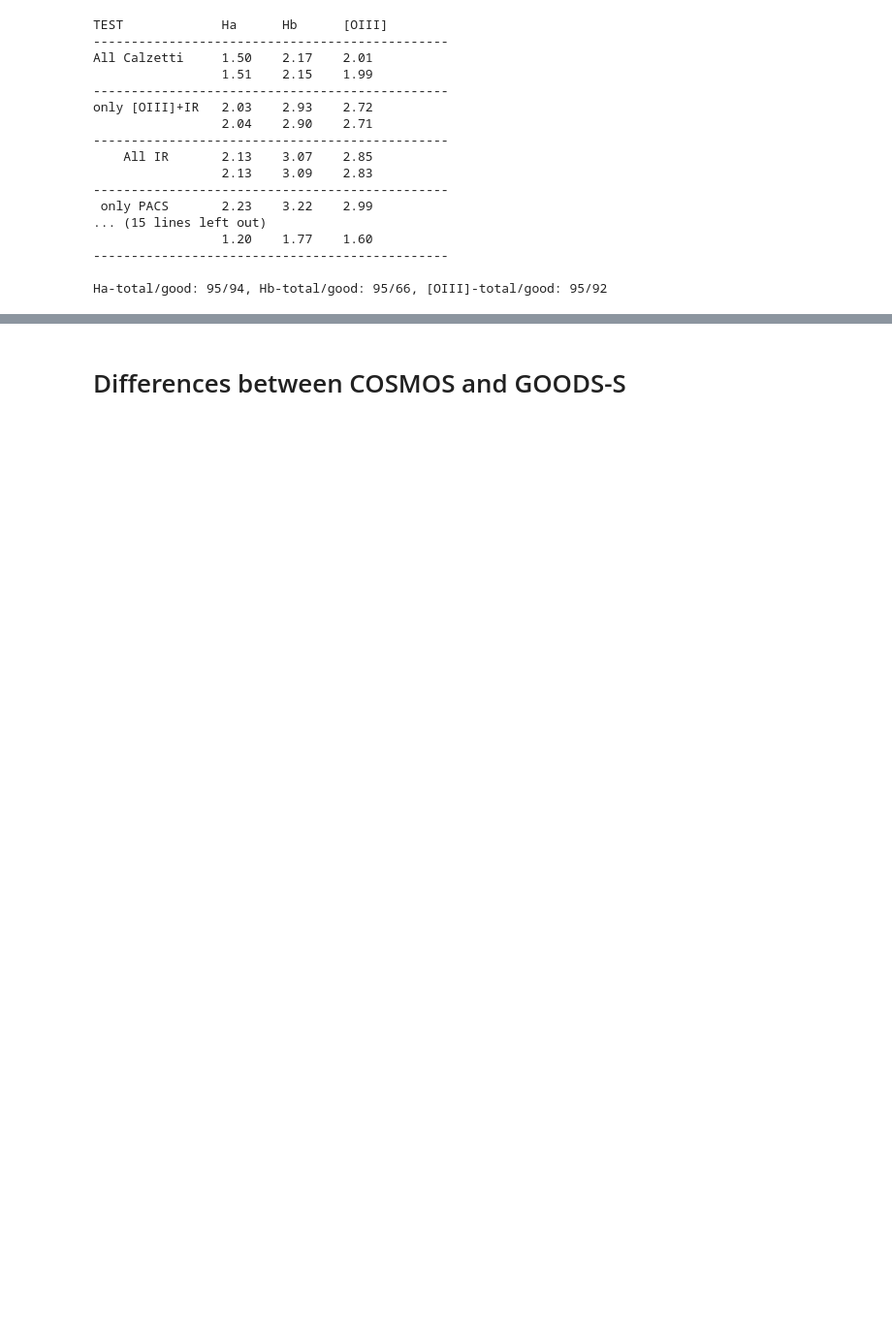
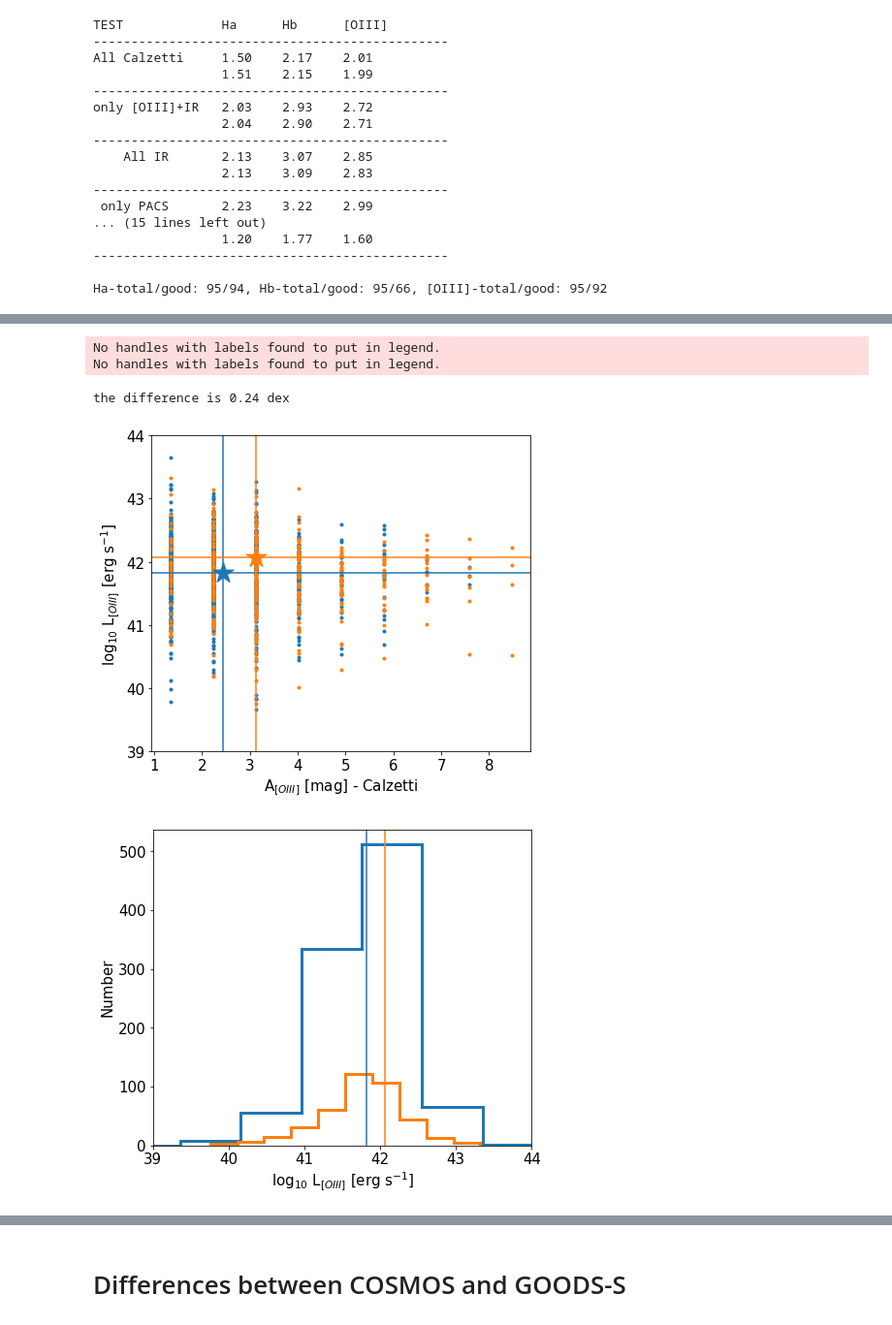
Before and after one commit to Jurgenvilla/Dust_Attenuation, a Jupyter notebook: Attenuation_different_CIGALE_runs.ipynb, the cells around one changed output, grey strips where cells are left out. Shown at 97% size. Saved outputs shown, nothing was run; the diff lists cells and outputs as text; code cells hidden in the pictures; blank space fills up the shorter version.

```diff
--- a/Attenuation_different_CIGALE_runs.ipynb
+++ b/Attenuation_different_CIGALE_runs.ipynb
@@ -422,0 +535,58 @@ print(np.mean(A_COSMOS_CF00))
+# %%
+# COSMOS_sample = COSMOS_sample[(COSMOS_sample['line.OIII-500.7']>0)&\
+#                              (COSMOS_sample['line.OIII-500.7']/COSMOS_sample['line.OIII-500.7_err']>3)]
+# COSMOS_starburst_results_1 = COSMOS_starburst_results_1[np.where((COSMOS_sample['line.OIII-500.7']>0)&\
+#                              (COSMOS_sample['line.OIII-500.7']/COSMOS_sample['line.OIII-500.7_err']>3))]
+
+# GOODSS_sample = GOODSS_sample[(GOODSS_sample['line.OIII-500.7']>0)&\
+#                              (GOODSS_sample['line.OIII-500.7']/GOODSS_sample['line.OIII-500.7_err']>3)]
+# GOODSS_starburst_results_1 = GOODSS_starburst_results_1[np.where((GOODSS_sample['line.OIII-500.7']>0)&\
+#                              (GOODSS_sample['line.OIII-500.7']/GOODSS_sample['line.OIII-500.7_err']>3))]
+
+L_OIII_COSMOS_test  = flux_to_luminosity(flux=COSMOS_sample['line.OIII-500.7'], z=COSMOS_sample['redshift'], Om=Om, Ol=Ol, c=c, H0=H0)
+L_OIII_GOODSS_test  = flux_to_luminosity(flux=GOODSS_sample['line.OIII-500.7'], z=GOODSS_sample['redshift'], Om=Om, Ol=Ol, c=c, H0=H0)
+
+COSMOS_starburst_results_2 = COSMOS_starburst_results[COSMOS_starburst_results['best.attenuation.E_BV_lines']>0]
+L_OIII_COSMOS_test_2         = L_OIII_COSMOS_test[(np.where(COSMOS_starburst_results['best.attenuation.E_BV_lines']>0))]
+L_OIII_COSMOS_test_3 = L_OIII_COSMOS_test_2[L_OIII_COSMOS_test_2>0]
+
+GOODSS_starburst_results_2 = GOODSS_starburst_results[GOODSS_starburst_results['best.attenuation.E_BV_lines']>0]
+L_OIII_GOODSS_test_2         = L_OIII_GOODSS_test[(np.where(GOODSS_starburst_results['best.attenuation.E_BV_lines']>0))]
+L_OIII_GOODSS_test_3 = L_OIII_GOODSS_test_2[L_OIII_GOODSS_test_2>0]
+
+plt.figure(figsize=(7,6))
+plt.scatter(Milky_Way_OIII*COSMOS_starburst_results_2['best.attenuation.E_BV_lines'], np.log10(L_OIII_COSMOS_test_2), s = 9)
+plt.axvline(np.nanmean(Milky_Way_OIII*COSMOS_starburst_results_2['best.attenuation.E_BV_lines']), c = 'C0')
+plt.axhline(np.nanmean(np.log10(L_OIII_COSMOS_test_3)), c = 'C0')
+plt.scatter(Milky_Way_OIII*GOODSS_starburst_results_2['best.attenuation.E_BV_lines'], np.log10(L_OIII_GOODSS_test_2), s = 9)
+plt.axvline(np.nanmean(Milky_Way_OIII*GOODSS_starburst_results_2['best.attenuation.E_BV_lines']), c = 'C1')
+plt.axhline(np.log10(np.nanmean((L_OIII_GOODSS_test_3))), c = 'C1')
+plt.scatter([np.nanmean(Milky_Way_OIII*GOODSS_starburst_results_2['best.attenuation.E_BV_lines'])], [np.log10(np.nanmean((L_OIII_GOODSS_test_3)))], s = 500, marker = '*', c = 'C1')
+plt.scatter([np.nanmean(Milky_Way_OIII*COSMOS_starburst_results_2['best.attenuation.E_BV_lines'])], [np.nanmean(np.log10(L_OIII_COSMOS_test_3))], s = 500, marker = '*', c = 'C0')
+plt.ylim(39, 44)
+plt.xlabel(r'A$_{[OIII]}$ [mag] - Calzetti', fontsize = 15)
+plt.ylabel(r'log$_{10}$ L$_{[OIII]}$ [erg s$^{-1}$]', fontsize = 15)
+plt.tick_params(axis = 'both', which = 'major', labelsize = 15)
+plt.legend(frameon = False, prop = {'size': 15}, markerscale = 1.3 , loc = 'upper left')
+
+L_OIII_COSMOS_test_2 = L_OIII_COSMOS_test_2[L_OIII_COSMOS_test_2>0]
+L_OIII_GOODSS_test_2 = L_OIII_GOODSS_test_2[L_OIII_GOODSS_test_2>0]
+
+plt.figure(figsize=(7,6))
+plt.hist(np.log10(L_OIII_COSMOS_test_2), histtype = 'step', lw = 3)
+plt.hist(np.log10(L_OIII_GOODSS_test_2), histtype = 'step', lw = 3)
+plt.axvline(np.nanmean(np.log10(L_OIII_COSMOS_test_2)), c = 'C0')
+plt.axvline(np.log10(np.nanmean((L_OIII_GOODSS_test_3))), c = 'C1')
+plt.xlim(39, 44)
+plt.ylabel(r'Number', fontsize = 15)
+plt.xlabel(r'log$_{10}$ L$_{[OIII]}$ [erg s$^{-1}$]', fontsize = 15)
+plt.tick_params(axis = 'both', which = 'major', labelsize = 15)
+plt.legend(frameon = False, prop = {'size': 15}, markerscale = 1.3 , loc = 'upper left')
+
+print('the difference is %.2f dex'%np.abs(np.nanmean(np.log10(L_OIII_COSMOS_test_2)-np.log10(np.nanmean((L_OIII_GOODSS_test_3))))))
+# %% [output]
+No handles with labels found to put in legend.
+No handles with labels found to put in legend.
+the difference is 0.24 dex
+[figure, added]
+[figure, added]
```
Also changed, not shown: parts of 35 cells of this notebook.
